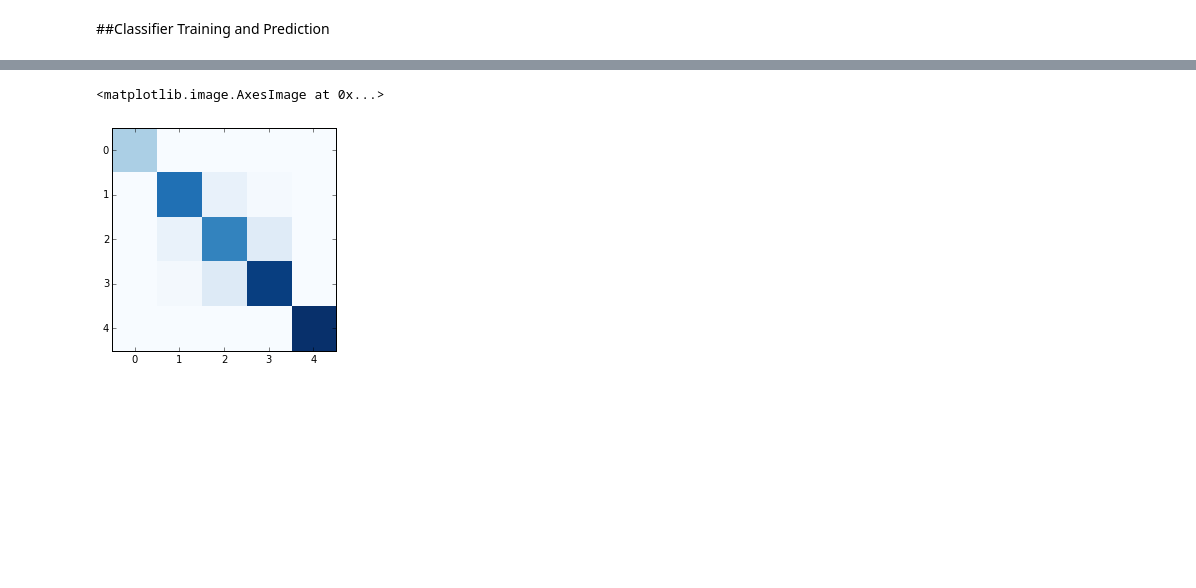
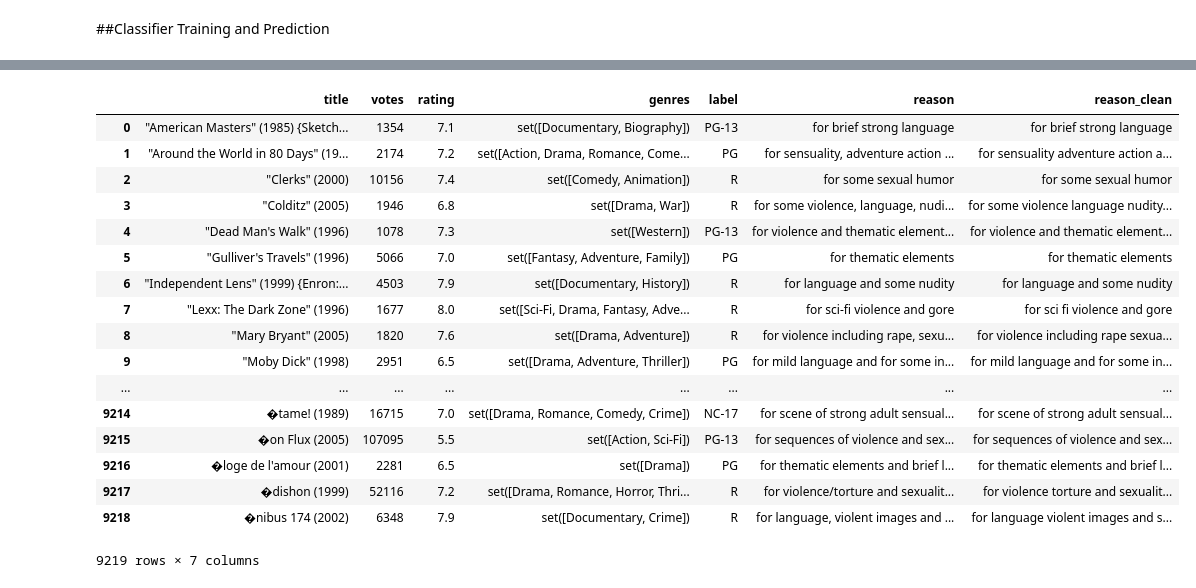
Before and after one commit to Naldershof/ClassificationExperiments, a Jupyter notebook: mpaa_classification.ipynb, the cells around one changed output, grey strips where cells are left out. Saved outputs shown, nothing was run; the diff lists cells and outputs as text; code cells hidden in the pictures; blank space fills up the shorter version.

Commit message:
sketching out plans

```diff
--- a/mpaa_classification.ipynb
+++ b/mpaa_classification.ipynb
@@ -51,6 +92,21 @@ tree_conf = confusion_matrix(test_trees.label.astype('str').values,
-# %%
-tree_conf_norm = tree_conf.astype('float') / tree_conf.sum(axis=1)
-plt.imshow(tree_conf_norm, interpolation='nearest', cmap=plt.cm.Blues)
-# %% [output]
-<matplotlib.image.AxesImage at 0x...>
-[figure, removed]
+# %%
+movies
+# %% [output]
+|  | title | votes | rating | genres | label | reason | reason_clean |
+| 0 | "American Masters" (1985) {Sketch... | 1354 | 7.1 | set([Documentary, Biography]) | PG-13 | for brief strong language | for brief strong language |
+| 1 | "Around the World in 80 Days" (19... | 2174 | 7.2 | set([Action, Drama, Romance, Come... | PG | for sensuality, adventure action ... | for sensuality adventure action a... |
+| 2 | "Clerks" (2000) | 10156 | 7.4 | set([Comedy, Animation]) | R | for some sexual humor | for some sexual humor |
+| 3 | "Colditz" (2005) | 1946 | 6.8 | set([Drama, War]) | R | for some violence, language, nudi... | for some violence language nudity... |
+| 4 | "Dead Man's Walk" (1996) | 1078 | 7.3 | set([Western]) | PG-13 | for violence and thematic element... | for violence and thematic element... |
+| 5 | "Gulliver's Travels" (1996) | 5066 | 7.0 | set([Fantasy, Adventure, Family]) | PG | for thematic elements | for thematic elements |
+| 6 | "Independent Lens" (1999) {Enron:... | 4503 | 7.9 | set([Documentary, History]) | R | for language and some nudity | for language and some nudity |
+| 7 | "Lexx: The Dark Zone" (1996) | 1677 | 8.0 | set([Sci-Fi, Drama, Fantasy, Adve... | R | for sci-fi violence and gore | for sci fi violence and gore |
+| 8 | "Mary Bryant" (2005) | 1820 | 7.6 | set([Drama, Adventure]) | R | for violence including rape, sexu... | for violence including rape sexua... |
+| 9 | "Moby Dick" (1998) | 2951 | 6.5 | set([Drama, Adventure, Thriller]) | PG | for mild language and for some in... | for mild language and for some in... |
+| ... | ... | ... | ... | ... | ... | ... | ... |
+| 9214 | �tame! (1989) | 16715 | 7.0 | set([Drama, Romance, Comedy, Crime]) | NC-17 | for scene of strong adult sensual... | for scene of strong adult sensual... |
+| 9215 | �on Flux (2005) | 107095 | 5.5 | set([Action, Sci-Fi]) | PG-13 | for sequences of violence and sex... | for sequences of violence and sex... |
+| 9216 | �loge de l'amour (2001) | 2281 | 6.5 | set([Drama]) | PG | for thematic elements and brief l... | for thematic elements and brief l... |
+| 9217 | �dishon (1999) | 52116 | 7.2 | set([Drama, Romance, Horror, Thri... | R | for violence/torture and sexualit... | for violence torture and sexualit... |
+| 9218 | �nibus 174 (2002) | 6348 | 7.9 | set([Documentary, Crime]) | R | for language, violent images and ... | for language violent images and s... |
+9219 rows × 7 columns
```
Also changed, not shown: parts of 4 cells of this notebook, 1 other file.
